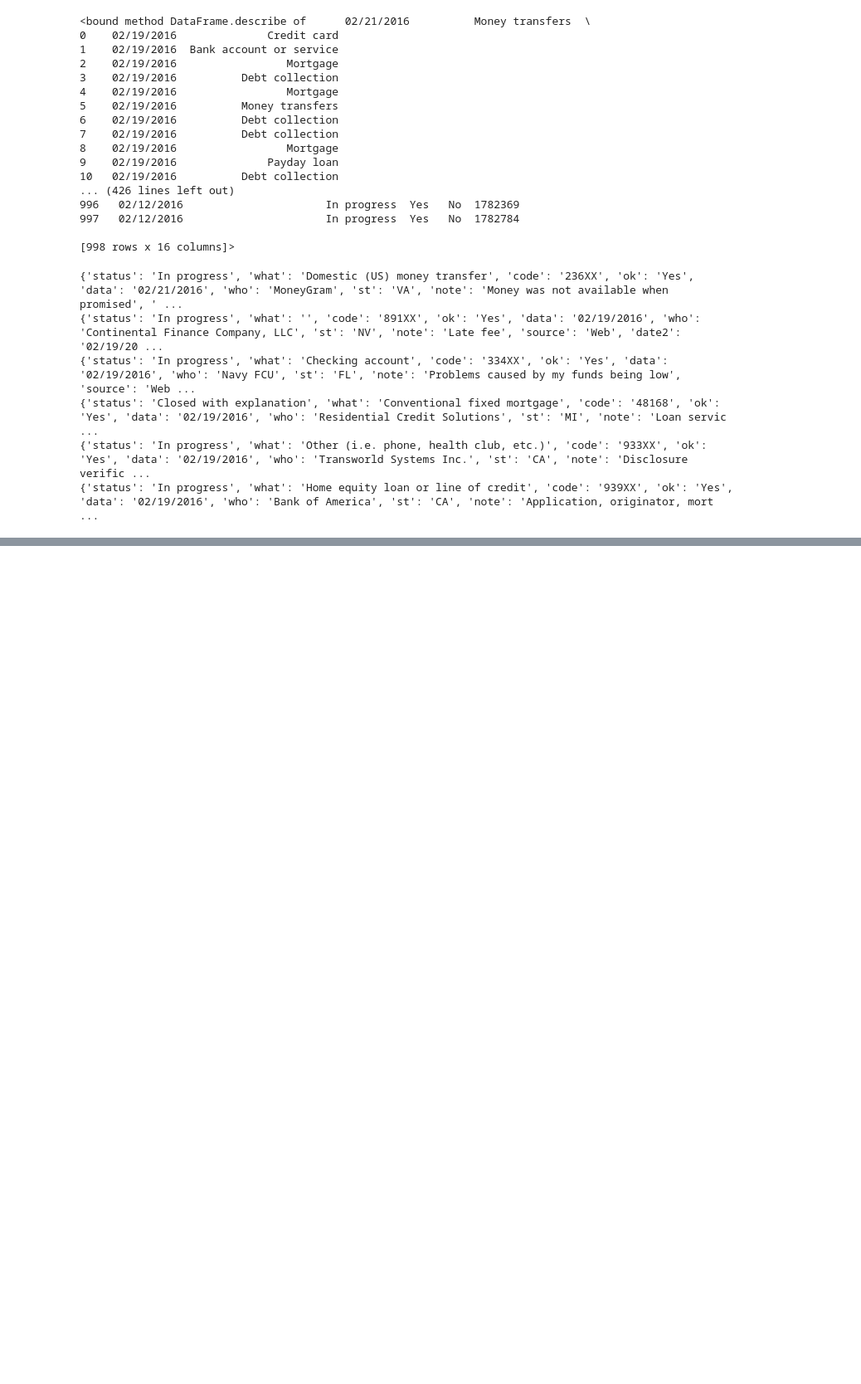
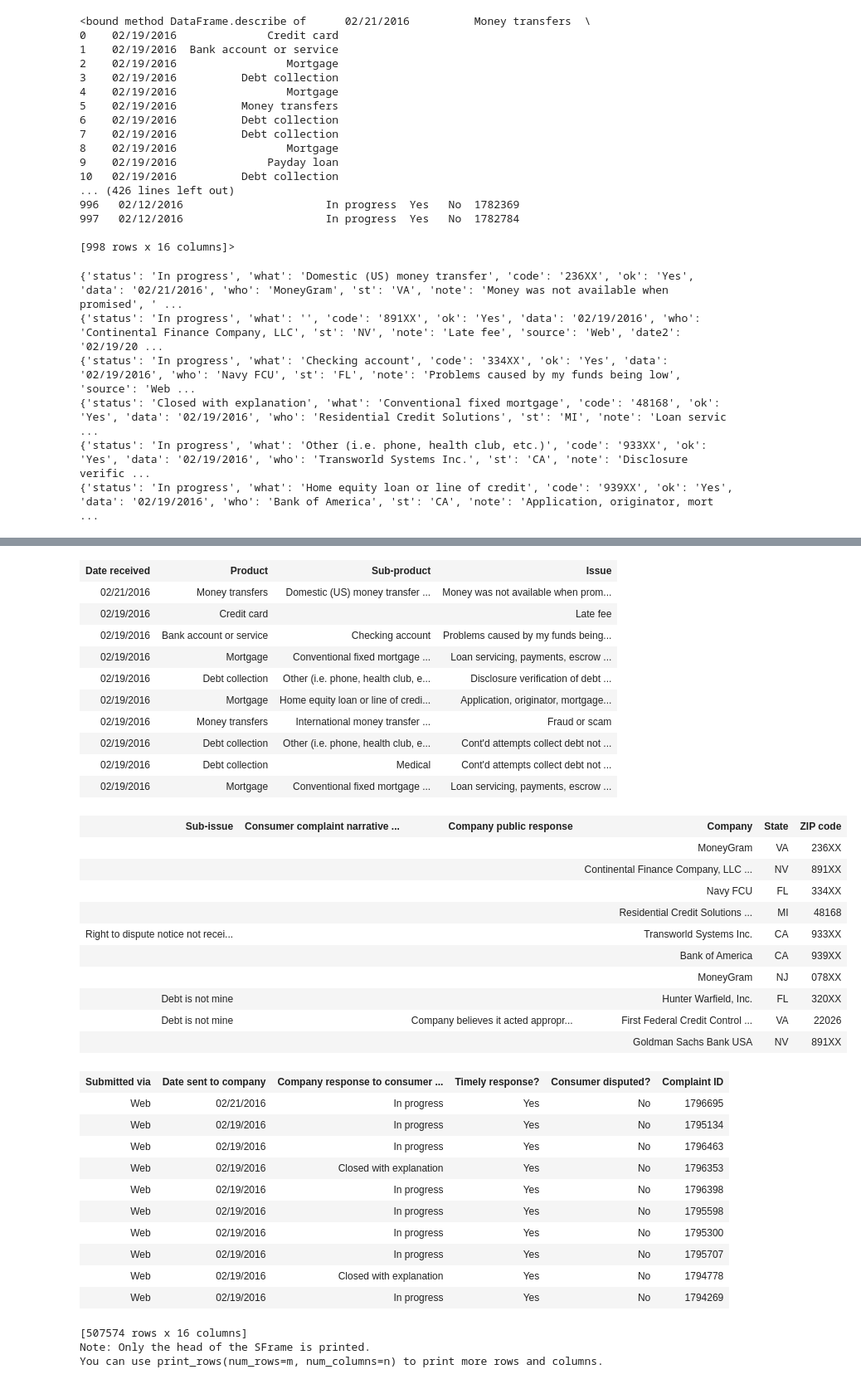
Before and after one commit to mggaddis/PythonSelfStudy, a Jupyter notebook: brianray/Week 2.ipynb, the cells around one changed output, grey strips where cells are left out. Shown: that part at 83% size. Cells and saved outputs as stored; diff of their text form; code cells hidden in the pictures; blank space fills up the shorter version.

```diff
--- a/brianray/Week 2.ipynb
+++ b/brianray/Week 2.ipynb
@@ -45,0 +113,2 @@ for a in reader: print a
+# %%
+sf = sframe.SFrame.read_csv("https://data.consumerfinance.gov/api/views/s6ew-h6mp/rows.csv?accessType=DOWNLOAD")
@@ -45,0 +129,39 @@ for a in reader: print a
+# %%
+sf
+# %% [output]
+| Date received | Product | Sub-product | Issue |
+| 02/21/2016 | Money transfers | Domestic (US) money transfer ... | Money was not available when prom... |
+| 02/19/2016 | Credit card |  | Late fee |
+| 02/19/2016 | Bank account or service | Checking account | Problems caused by my funds being... |
+| 02/19/2016 | Mortgage | Conventional fixed mortgage ... | Loan servicing, payments, escrow ... |
+| 02/19/2016 | Debt collection | Other (i.e. phone, health club, e... | Disclosure verification of debt ... |
+| 02/19/2016 | Mortgage | Home equity loan or line of credi... | Application, originator, mortgage... |
+| 02/19/2016 | Money transfers | International money transfer ... | Fraud or scam |
+| 02/19/2016 | Debt collection | Other (i.e. phone, health club, e... | Cont'd attempts collect debt not ... |
+| 02/19/2016 | Debt collection | Medical | Cont'd attempts collect debt not ... |
+| 02/19/2016 | Mortgage | Conventional fixed mortgage ... | Loan servicing, payments, escrow ... |
+| Sub-issue | Consumer complaint narrative ... | Company public response | Company | State | ZIP code |
+|  |  |  | MoneyGram | VA | 236XX |
+|  |  |  | Continental Finance Company, LLC ... | NV | 891XX |
+|  |  |  | Navy FCU | FL | 334XX |
+|  |  |  | Residential Credit Solutions ... | MI | 48168 |
+| Right to dispute notice not recei... |  |  | Transworld Systems Inc. | CA | 933XX |
+|  |  |  | Bank of America | CA | 939XX |
+|  |  |  | MoneyGram | NJ | 078XX |
+| Debt is not mine |  |  | Hunter Warfield, Inc. | FL | 320XX |
+| Debt is not mine |  | Company believes it acted appropr... | First Federal Credit Control ... | VA | 22026 |
+|  |  |  | Goldman Sachs Bank USA | NV | 891XX |
+| Submitted via | Date sent to company | Company response to consumer ... | Timely response? | Consumer disputed? | Complaint ID |
+| Web | 02/21/2016 | In progress | Yes | No | 1796695 |
+| Web | 02/19/2016 | In progress | Yes | No | 1795134 |
+| Web | 02/19/2016 | In progress | Yes | No | 1796463 |
+| Web | 02/19/2016 | Closed with explanation | Yes | No | 1796353 |
+| Web | 02/19/2016 | In progress | Yes | No | 1796398 |
+| Web | 02/19/2016 | In progress | Yes | No | 1795598 |
+| Web | 02/19/2016 | In progress | Yes | No | 1795300 |
+| Web | 02/19/2016 | In progress | Yes | No | 1795707 |
+| Web | 02/19/2016 | Closed with explanation | Yes | No | 1794778 |
+| Web | 02/19/2016 | In progress | Yes | No | 1794269 |
+[507574 rows x 16 columns]
+Note: Only the head of the SFrame is printed.
+You can use print_rows(num_rows=m, num_columns=n) to print more rows and columns.
```
Also changed, not shown: parts of 17 cells of this notebook.
